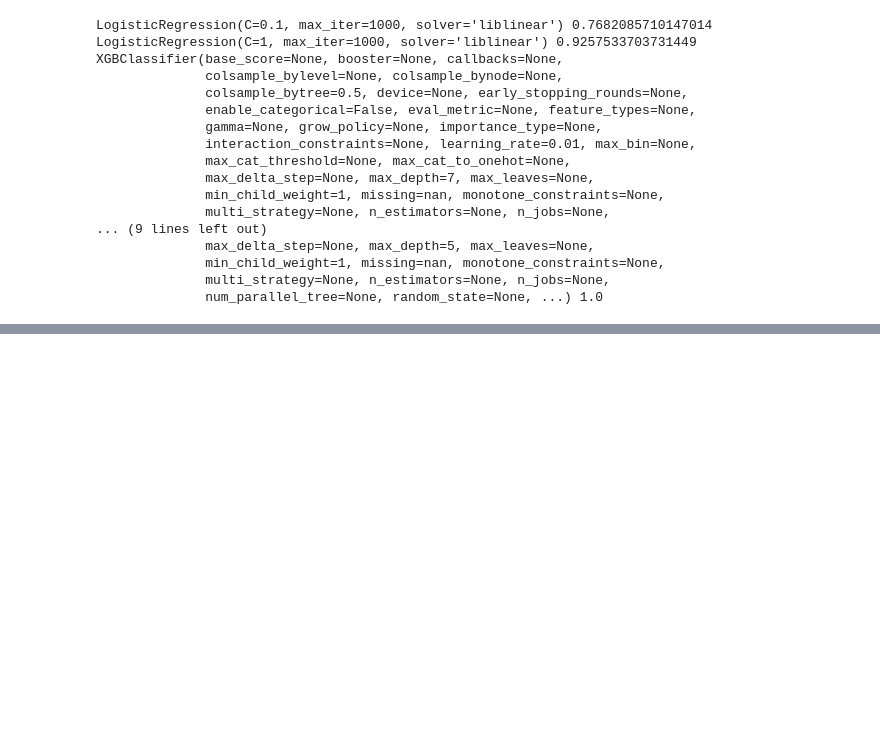
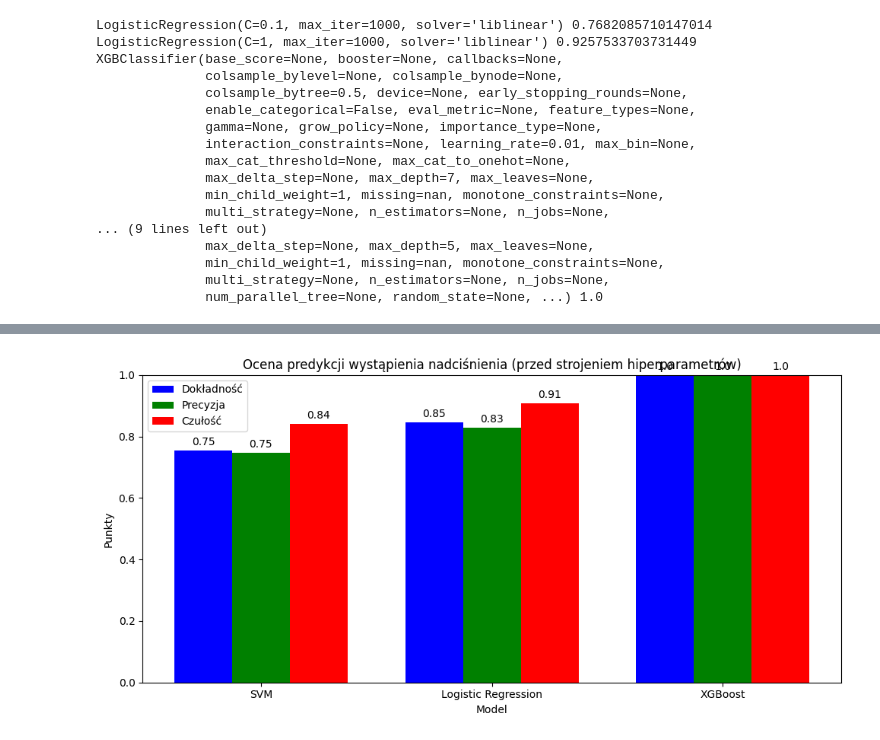
Before and after one commit to gbochenska/eksploracja_danych, a Jupyter notebook: models.ipynb, the cells around one changed output, grey strips where cells are left out. Saved outputs shown, nothing was run; the diff lists cells and outputs as text; code cells hidden in the pictures; blank space fills up the shorter version.

```diff
--- a/models.ipynb
+++ b/models.ipynb
@@ -316,0 +519,83 @@ XGBClassifier(base_score=None, booster=None, callbacks=None,
+# %%
+accuracy_hypertension = [0.7536454336147352, 0.8451650038372985, 1.0, 0.7536454336147352, 0.8570606293169608, 0.9781273983115887]
+precision_hypertension = [0.7468548634550476, 0.8288146279949559, 1.0, 0.7468548634550476, 0.8394437420986094, 0.9620884602593948]
+recall_hypertension = [0.841341168337366, 0.908745247148289, 1.0, 0.841341168337366, 0.9180781195990322, 1.0]
+matrix_svm_before_hypertension = [[1494,  825], [ 459, 2434]]
+matrix_log_before_hypertension = [[1776,  543], [264, 2629]]
+matrix_xgb_before_hypertension = [[2319,    0], [0, 2893]]
+matrix_svm_after_hypertension = [[1494,  825], [459, 2434]]
+matrix_log_after_hypertension = [[1811,  508], [237, 2656]]
+matrix_xgb_after_hypertension = [[2205,  114], [0, 2893]]
+# %%
+# Etykiety osi X
+x_labels_before = ['SVM', 'Logistic Regression', 'XGBoost']
+x_labels_after = ['SVM', 'Logistic Regression', 'XGBoost']
+
+# Podział danych przed i po
+accuracy_before = accuracy_hypertension[0:3]
+accuracy_after = accuracy_hypertension[3:6]
+
+precision_before = precision_hypertension[0:3]
+precision_after = precision_hypertension[3:6]
+
+recall_before = recall_hypertension[0:3]
+recall_after = recall_hypertension[3:6]
+
+# Wykresy przed przetworzeniem danych
+fig, ax = plt.subplots(figsize=(10, 5))
+x = np.arange(len(x_labels_before))
+width = 0.25
+
+rects1 = ax.bar(x - width, accuracy_before, width, label='Dokładność', color='b')
+rects2 = ax.bar(x, precision_before, width, label='Precyzja', color='g')
+rects3 = ax.bar(x + width, recall_before, width, label='Czułość', color='r')
+
+ax.set_xlabel('Model')
+ax.set_ylabel('Punkty')
+ax.set_title('Ocena predykcji wystąpienia nadciśnienia (przed strojeniem hiperparametrów)')
+ax.set_xticks(x)
+ax.set_xticklabels(x_labels_before)
+ax.legend()
+
+def autolabel(rects):
+    for rect in rects:
+        height = rect.get_height()
+        ax.annotate('{}'.format(round(height, 2)),
+                    xy=(rect.get_x() + rect.get_width() / 2, height),
+                    xytext=(0, 3),
+                    textcoords="offset points",
+                    ha='center', va='bottom')
+
+autolabel(rects1)
+autolabel(rects2)
+autolabel(rects3)
+
+plt.ylim(0, 1)
+plt.tight_layout()
+plt.show()
+
+# Wykresy po przetworzeniu danych
+fig, ax = plt.subplots(figsize=(10, 5))
+x = np.arange(len(x_labels_after))
+width = 0.25
+
+rects1 = ax.bar(x - width, accuracy_after, width, label='Dokładność', color='b')
+rects2 = ax.bar(x, precision_after, width, label='Precyzja', color='g')
+rects3 = ax.bar(x + width, recall_after, width, label='Czułość', color='r')
+
+ax.set_xlabel('Model')
+ax.set_ylabel('Punkty')
+ax.set_title('Ocena predykcji wystąpienia nadciśnienia (po strojeniu hiperparametrów)')
+ax.set_xticks(x)
+ax.set_xticklabels(x_labels_after)
+ax.legend()
+
+autolabel(rects1)
+autolabel(rects2)
+autolabel(rects3)
+
+plt.ylim(0, 1)
+plt.tight_layout()
+plt.show()
+# %% [output]
+[figure, added]
```
Also changed, not shown: parts of 16 cells of this notebook.
